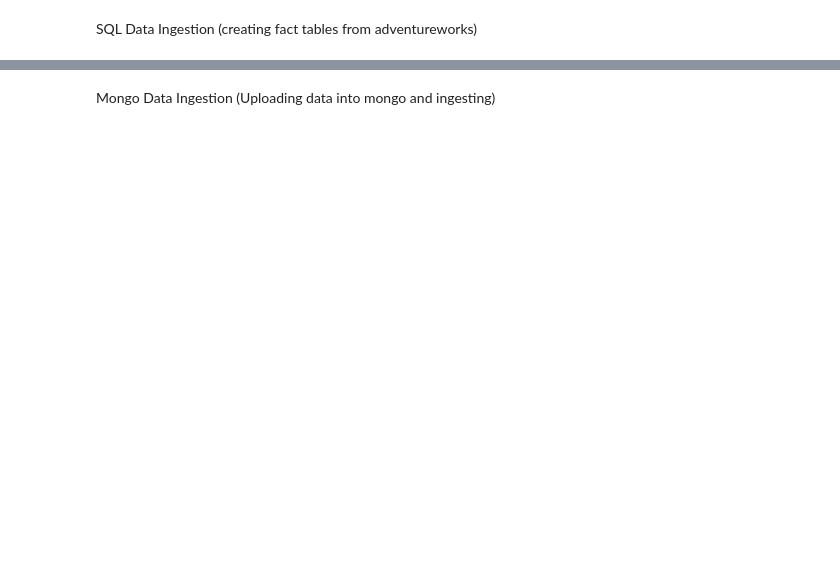
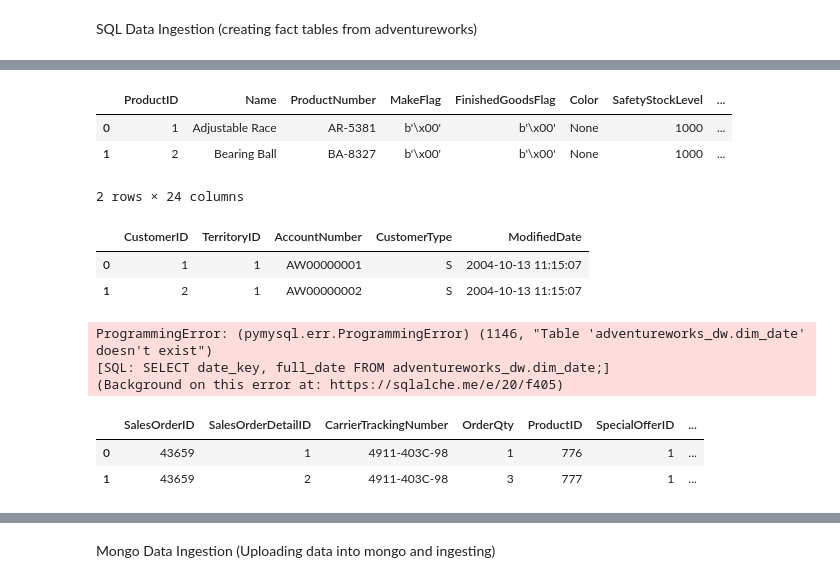
Before and after one commit to boffskbob/DS2002-midterm, a Jupyter notebook: db_setup.ipynb, the cells around one changed output, grey strips where cells are left out. Saved outputs shown, nothing was run; the diff lists cells and outputs as text; code cells hidden in the pictures; blank space fills up the shorter version.

```diff
--- a/db_setup.ipynb
+++ b/db_setup.ipynb
@@ -50,0 +78,40 @@ connection.close()
+# %%
+sql_product = "SELECT * FROM adventureworks.product;"
+df_product = get_dataframe(user_id, pwd, host_name, src_dbname, sql_product)
+drop = ['rowguid']
+df_product = df_product.drop(drop, axis=1)
+df_product.head(2)
+# %% [output]
+|  | ProductID | Name | ProductNumber | MakeFlag | FinishedGoodsFlag | Color | SafetyStockLevel | ... |
+| 0 | 1 | Adjustable Race | AR-5381 | b'\x00' | b'\x00' | None | 1000 | ... |
+| 1 | 2 | Bearing Ball | BA-8327 | b'\x00' | b'\x00' | None | 1000 | ... |
+2 rows × 24 columns
+# %%
+sql_customer = "SELECT * FROM adventureworks.customer;"
+df_customer = get_dataframe(user_id, pwd, host_name, src_dbname, sql_customer)
+df_customer = df_customer.drop(drop, axis=1)
+df_customer.head(2)
+# %% [output]
+|  | CustomerID | TerritoryID | AccountNumber | CustomerType | ModifiedDate |
+| 0 | 1 | 1 | AW00000001 | S | 2004-10-13 11:15:07 |
+| 1 | 2 | 1 | AW00000002 | S | 2004-10-13 11:15:07 |
+# %%
+# get dim date to replace with date keys
+sql_date = "SELECT date_key, full_date FROM adventureworks_dw.dim_date;"
+df_date = get_dataframe(user_id, pwd, host_name, 'adventureworks_dw', sql_date)
+df_date.head(2)
+# %% [output]
+ProgrammingError: (pymysql.err.ProgrammingError) (1146, "Table 'adventureworks_dw.dim_date' doesn't exist")
+[SQL: SELECT date_key, full_date FROM adventureworks_dw.dim_date;]
+(Background on this error at: https://sqlalche.me/e/20/f405)
+# %%
+# altering Datetime entries for the dimdate table
+date_md = df_date.rename(columns={'date_key': 'ModifiedDateKey', 'full_date': "ModifiedDate"})
+df_sod.ModifiedDate =  df_sod.ModifiedDate.astype('datetime64[ns]').dt.date
+df_sod = pd.merge(df_sod, date_md, on='ModifiedDate', how='left')
+df_sod.drop(['ModifiedDate'], axis=1, inplace=True)
+df_sod.head(2)
+# %% [output]
+|  | SalesOrderID | SalesOrderDetailID | CarrierTrackingNumber | OrderQty | ProductID | SpecialOfferID | ... |
+| 0 | 43659 | 1 | 4911-403C-98 | 1 | 776 | 1 | ... |
+| 1 | 43659 | 2 | 4911-403C-98 | 3 | 777 | 1 | ... |
```
Also changed, not shown: parts of 24 cells of this notebook, 5 other files.
